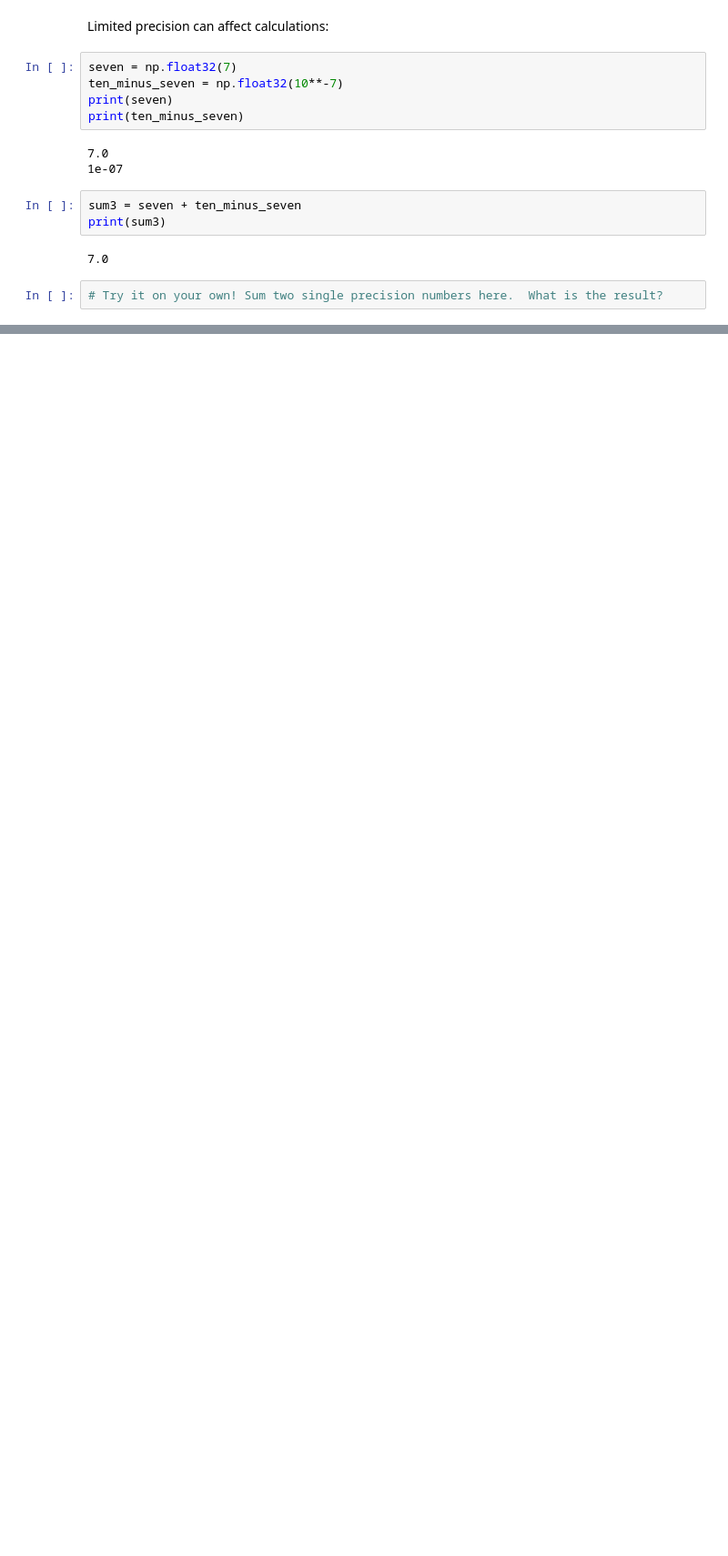
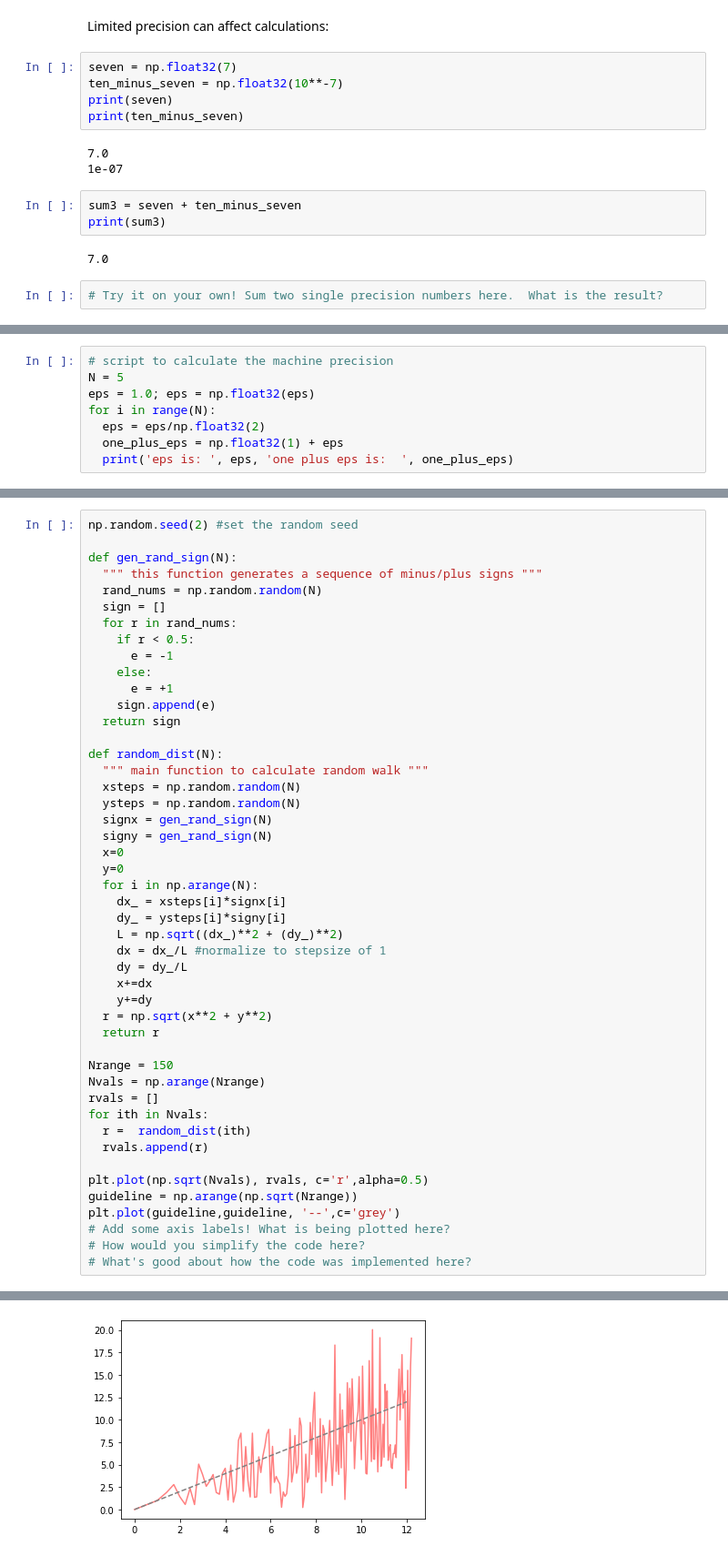
Before and after one commit to quantum-intelligence/computational-physics, a Jupyter notebook: CP__Lecture_1.ipynb, the cells around one changed output, grey strips where cells are left out. Shown: that part at 91% size. Saved outputs shown, nothing was run; the diff lists cells and outputs as text; blank space fills up the shorter version.

```diff
--- a/CP__Lecture_1.ipynb
+++ b/CP__Lecture_1.ipynb
@@ -91,0 +102,8 @@ print(sum3)
+# %%
+# script to calculate the machine precision
+N = 5
+eps = 1.0; eps = np.float32(eps)
+for i in range(N):
+  eps = eps/np.float32(2)
+  one_plus_eps = np.float32(1) + eps
+  print('eps is: ', eps, 'one plus eps is:  ', one_plus_eps)
@@ -91,0 +116,48 @@ print(sum3)
+# %%
+np.random.seed(2) #set the random seed
+
+def gen_rand_sign(N):
+  """ this function generates a sequence of minus/plus signs """
+  rand_nums = np.random.random(N)
+  sign = []
+  for r in rand_nums:
+    if r < 0.5:
+      e = -1
+    else:
+      e = +1
+    sign.append(e)
+  return sign
+
+def random_dist(N):
+  """ main function to calculate random walk """
+  xsteps = np.random.random(N)
+  ysteps = np.random.random(N)
+  signx = gen_rand_sign(N)
+  signy = gen_rand_sign(N)
+  x=0
+  y=0
+  for i in np.arange(N):
+    dx_ = xsteps[i]*signx[i]
+    dy_ = ysteps[i]*signy[i]
+    L = np.sqrt((dx_)**2 + (dy_)**2)
+    dx = dx_/L #normalize to stepsize of 1
+    dy = dy_/L
+    x+=dx
+    y+=dy
+  r = np.sqrt(x**2 + y**2)
+  return r
+
+Nrange = 150
+Nvals = np.arange(Nrange)
+rvals = []
+for ith in Nvals:
+  r =  random_dist(ith)
+  rvals.append(r)
+
+plt.plot(np.sqrt(Nvals), rvals, c='r',alpha=0.5)
+guideline = np.arange(np.sqrt(Nrange))
+plt.plot(guideline,guideline, '--',c='grey')
+# Add some axis labels! What is being plotted here?
+# How would you simplify the code here?
+# What's good about how the code was implemented here?
+# %% [output]
@@ -91,0 +165 @@ print(sum3)
+[figure, added]
```
Also changed, not shown: parts of 5 cells of this notebook.
